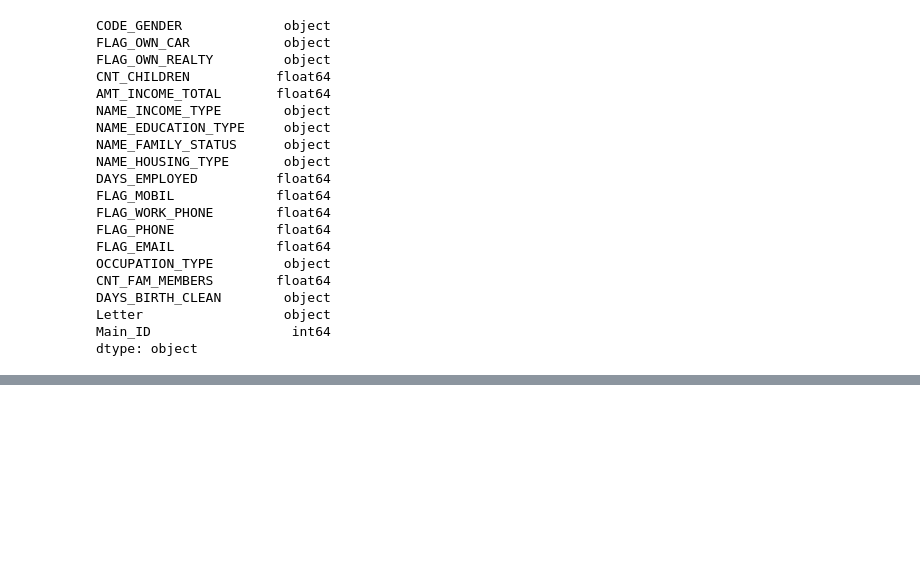
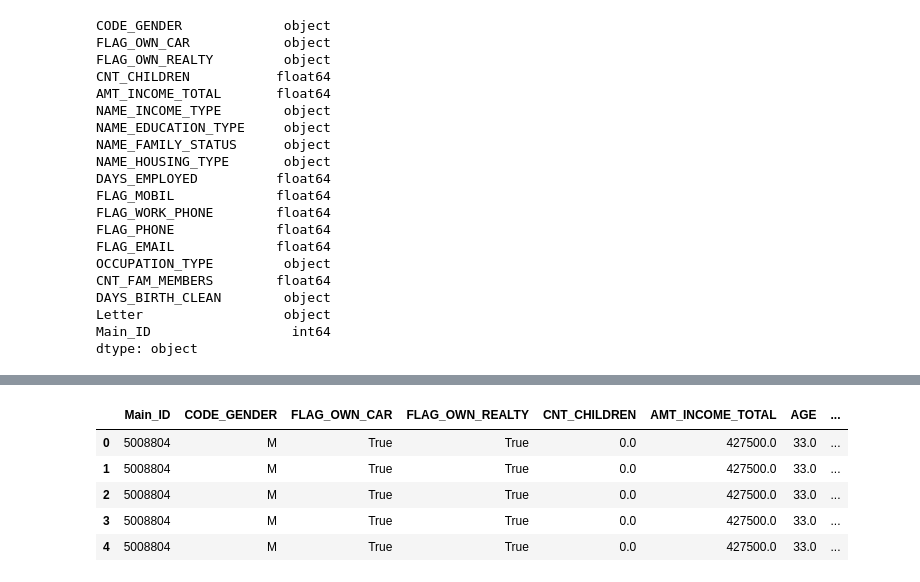
Before and after one commit to ekaterinaleks/datathon, a Jupyter notebook: EDA.ipynb, the cells around one changed output, grey strips where cells are left out. Saved outputs shown, nothing was run; the diff lists cells and outputs as text; code cells hidden in the pictures; blank space fills up the shorter version.

```diff
--- a/EDA.ipynb
+++ b/EDA.ipynb
@@ -145,0 +263,2 @@ array([ 1.,  0., nan])
+# %%
+df_paid = df_paid[['ID','STATUS']]
@@ -145,0 +267,2 @@ array([ 1.,  0., nan])
+# %%
+df_final = df_main.merge(df_paid, left_on = 'Main_ID', right_on = 'ID')
@@ -145,0 +282,9 @@ array([ 1.,  0., nan])
+# %%
+df_final.head()
+# %% [output]
+|  | Main_ID | CODE_GENDER | FLAG_OWN_CAR | FLAG_OWN_REALTY | CNT_CHILDREN | AMT_INCOME_TOTAL | AGE | ... |
+| 0 | 5008804 | M | True | True | 0.0 | 427500.0 | 33.0 | ... |
+| 1 | 5008804 | M | True | True | 0.0 | 427500.0 | 33.0 | ... |
+| 2 | 5008804 | M | True | True | 0.0 | 427500.0 | 33.0 | ... |
+| 3 | 5008804 | M | True | True | 0.0 | 427500.0 | 33.0 | ... |
+| 4 | 5008804 | M | True | True | 0.0 | 427500.0 | 33.0 | ... |
```
Also changed, not shown: parts of 19 cells of this notebook.
